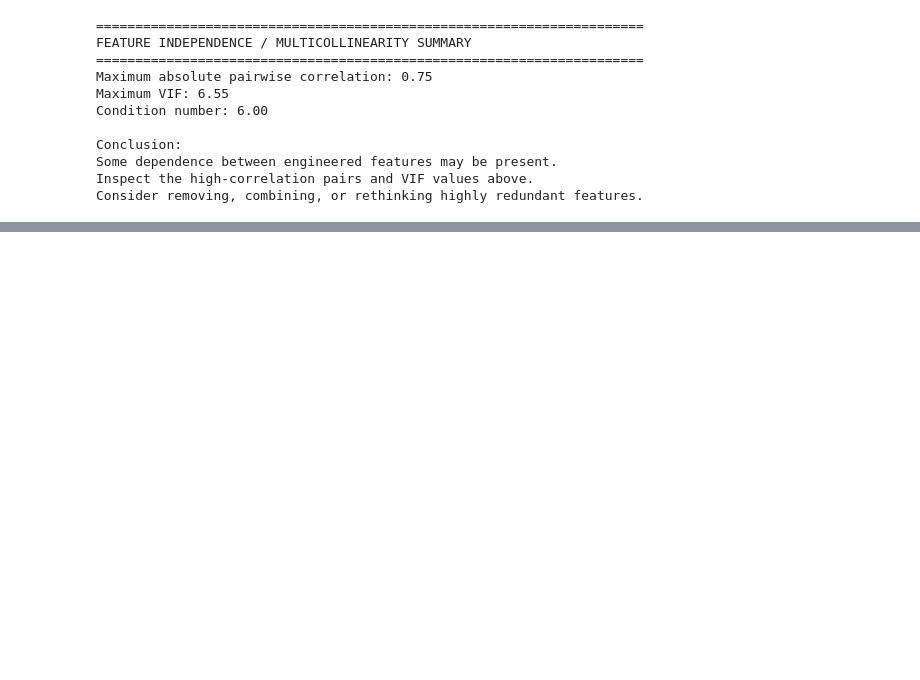
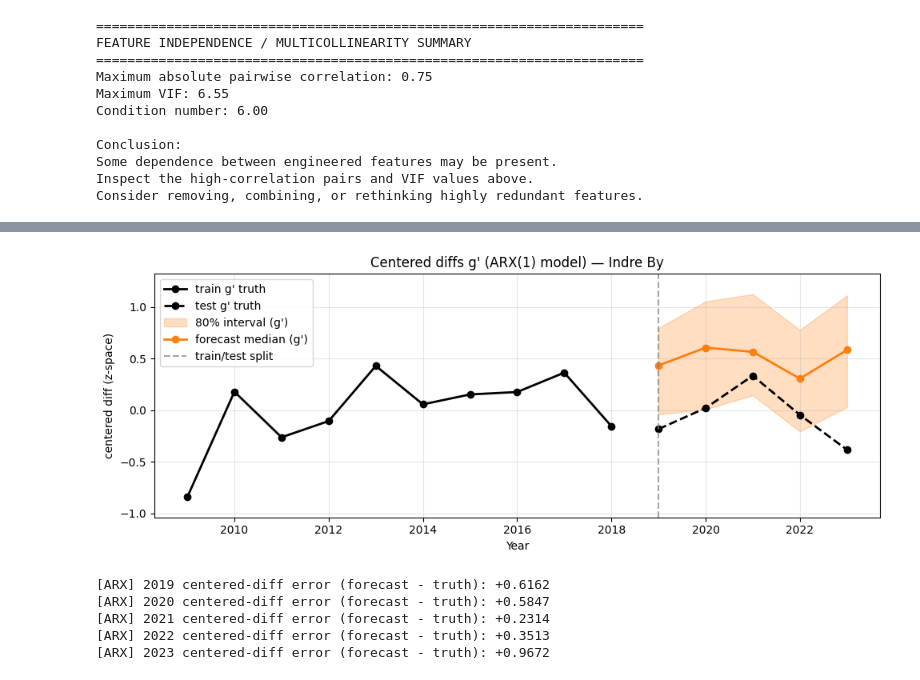
Before and after one commit to ursulailves/modelML_project, a Jupyter notebook: CPH_HousingPriceModel.ipynb, the cells around one changed output, grey strips where cells are left out. Saved outputs shown, nothing was run; the diff lists cells and outputs as text; code cells hidden in the pictures; blank space fills up the shorter version.

Commit message:
pushing the new models again

```diff
--- a/CPH_HousingPriceModel.ipynb
+++ b/CPH_HousingPriceModel.ipynb
@@ -3295,0 +2338,60 @@ Test years  (diffs):  2019–2023
+# %%
+import numpy as np
+import matplotlib.pyplot as plt
+import torch
+
+if len(y_test_z) == 0:
+    raise ValueError("No test years. Reduce N_TEST or choose a district with more years.")
+
+years_train_diff = years_train[1:]
+g_train_c_np = g_train_c.detach().numpy()
+
+g_test = torch.empty_like(y_test_z)
+g_test[0] = y_test_z[0] - y_train_z[-1]
+if len(y_test_z) > 1:
+    g_test[1:] = y_test_z[1:] - y_test_z[:-1]
+
+g_test_c = g_test - g_mean
+g_test_c_np = g_test_c.detach().numpy()
+
+S = min(300, len(phi_arx))
+paths_g = []
+for s in range(S):
+    phi_s = torch.tensor(phi_arx[s], dtype=torch.float)
+    beta_s = torch.tensor(beta_arx[s], dtype=torch.float)
+    sig_s = torch.tensor(sig_arx[s], dtype=torch.float)
+    paths_g.append(simulate_centered_diffs_arx(phi_s, beta_s, sig_s, g0_c=g0_c, X_future=X_g_future))
+
+paths_g = torch.stack(paths_g)
+p10_g = paths_g.quantile(0.10, dim=0).detach().numpy()
+p50_g = paths_g.quantile(0.50, dim=0).detach().numpy()
+p90_g = paths_g.quantile(0.90, dim=0).detach().numpy()
+
+plt.figure(figsize=(10, 4))
+y_lo = float(min(g_train_c_np.min(), g_test_c_np.min(), p10_g.min()))
+y_hi = float(max(g_train_c_np.max(), g_test_c_np.max(), p90_g.max()))
+pad = 0.10 * (y_hi - y_lo + 1e-6)
+plt.ylim(y_lo - pad, y_hi + pad)
+
+plt.plot(years_train_diff, g_train_c_np, marker="o", color="black", linewidth=2, label="train g' truth")
+plt.plot(years_test, g_test_c_np, marker="o", color="black", linestyle="--", linewidth=2, label="test g' truth")
+plt.fill_between(years_test, p10_g, p90_g, alpha=0.25, color="C1", label="80% interval (g')")
+plt.plot(years_test, p50_g, marker="o", linewidth=2, color="C1", label="forecast median (g')")
+plt.axvline(years_test[0], color="grey", linestyle="--", alpha=0.7, label="train/test split")
+plt.title(f"Centered diffs g' (ARX(1) model) — {district}")
+plt.xlabel("Year")
+plt.ylabel("centered diff (z-space)")
+plt.grid(True, alpha=0.3)
+plt.legend()
+plt.tight_layout()
+plt.show()
+
+for yr, e in zip(years_test, p50_g - g_test_c_np):
+    print(f"[ARX] {int(yr)} centered-diff error (forecast - truth): {e:+.4f}")
+# %% [output]
+[figure, added]
+[ARX] 2019 centered-diff error (forecast - truth): +0.6162
+[ARX] 2020 centered-diff error (forecast - truth): +0.5847
+[ARX] 2021 centered-diff error (forecast - truth): +0.2314
+[ARX] 2022 centered-diff error (forecast - truth): +0.3513
+[ARX] 2023 centered-diff error (forecast - truth): +0.9672
```
Also changed, not shown: parts of 59 cells of this notebook, 1 other file.
